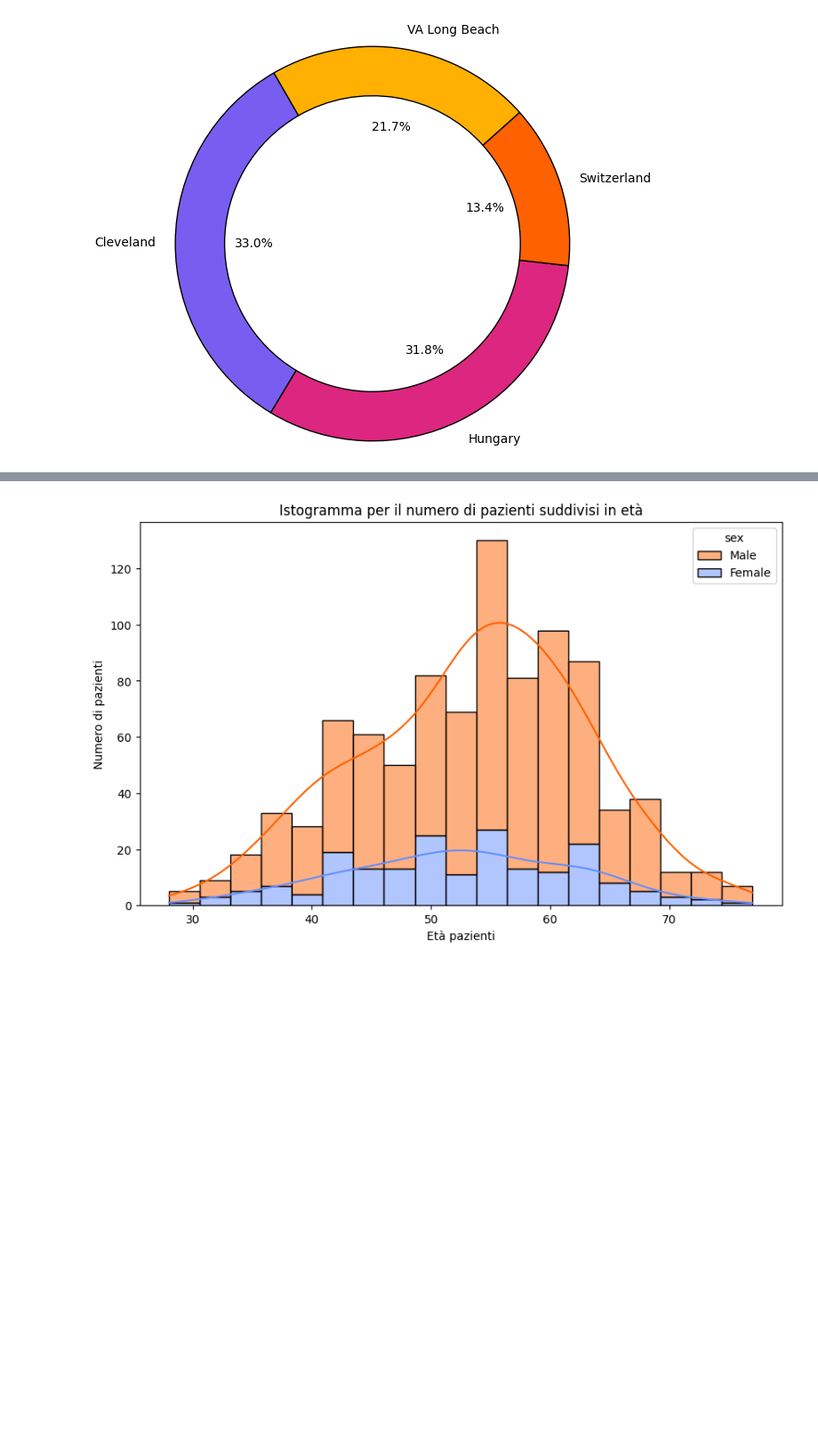
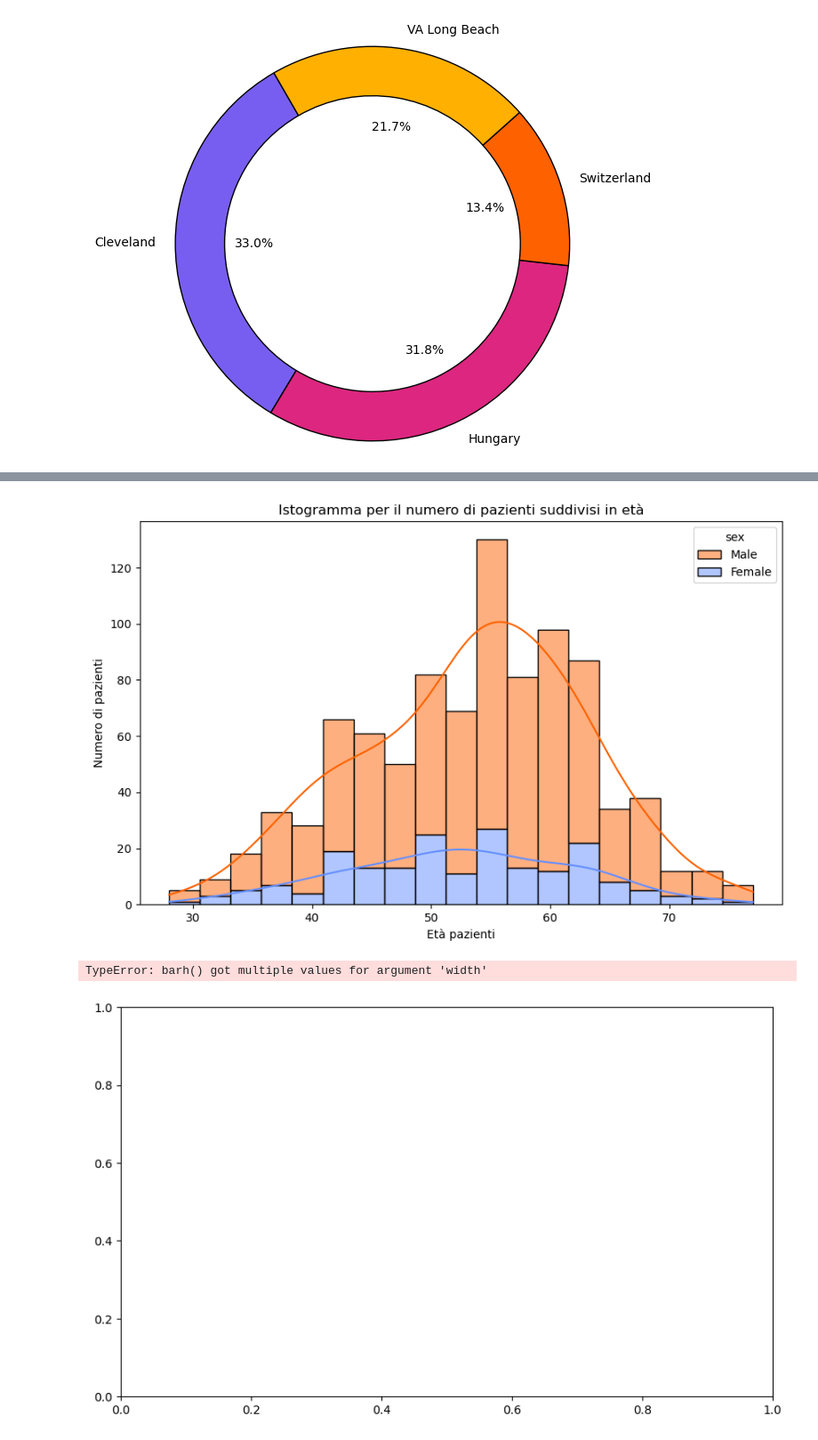
Before and after one commit to mattiaise/scientific-visualization, a Jupyter notebook: analisi_pazienti.ipynb, the cells around one changed output, grey strips where cells are left out. Shown: that part at 89% size. Saved outputs shown, nothing was run; the diff lists cells and outputs as text; code cells hidden in the pictures; blank space fills up the shorter version.

```diff
--- a/analisi_pazienti.ipynb
+++ b/analisi_pazienti.ipynb
@@ -13,6 +13,10 @@ df = pd.read_csv('data/heart_disease_uci.csv')
 f_cls = ['#785ef0', '#dc267f', '#fe6100', '#ffb000']
 t_cls = ['#fe6100', '#648fff']
 
+# Aggiungiamo un attributo per differenziare i non malati (num = 0, assenza mallattia al cuore) e
+#i malati (num != 1, poichè rappresentano vari stadi della malattia al cuore)
+df['group'] = df['num'].apply(lambda x: 'non malato' if x == 0 else 'malato')
+
 df
 # %% [output]
 |  | id | age | sex | dataset | cp | trestbps | chol | fbs | restecg | thalch | exang | ... |
@@ -76,4 +80,12 @@ histplot.set_title('Istogramma per il numero di pazienti suddivisi in età')
 # Mostriamo il grafico
 plt.show()
 # %% [output]
-[figure, old version]
+[figure, new version]
+# %%
+sns.barplot(df['num'].value_counts(), color='#dc267f', width=0.5)
+plt.xlabel('Stadio malattia')
+plt.ylabel('Numero di pazienti')
+plt.show()
+# %% [output]
+TypeError: barh() got multiple values for argument 'width'
+[figure, added]
```
Also changed, not shown: parts of 7 cells of this notebook, 1 other file.
